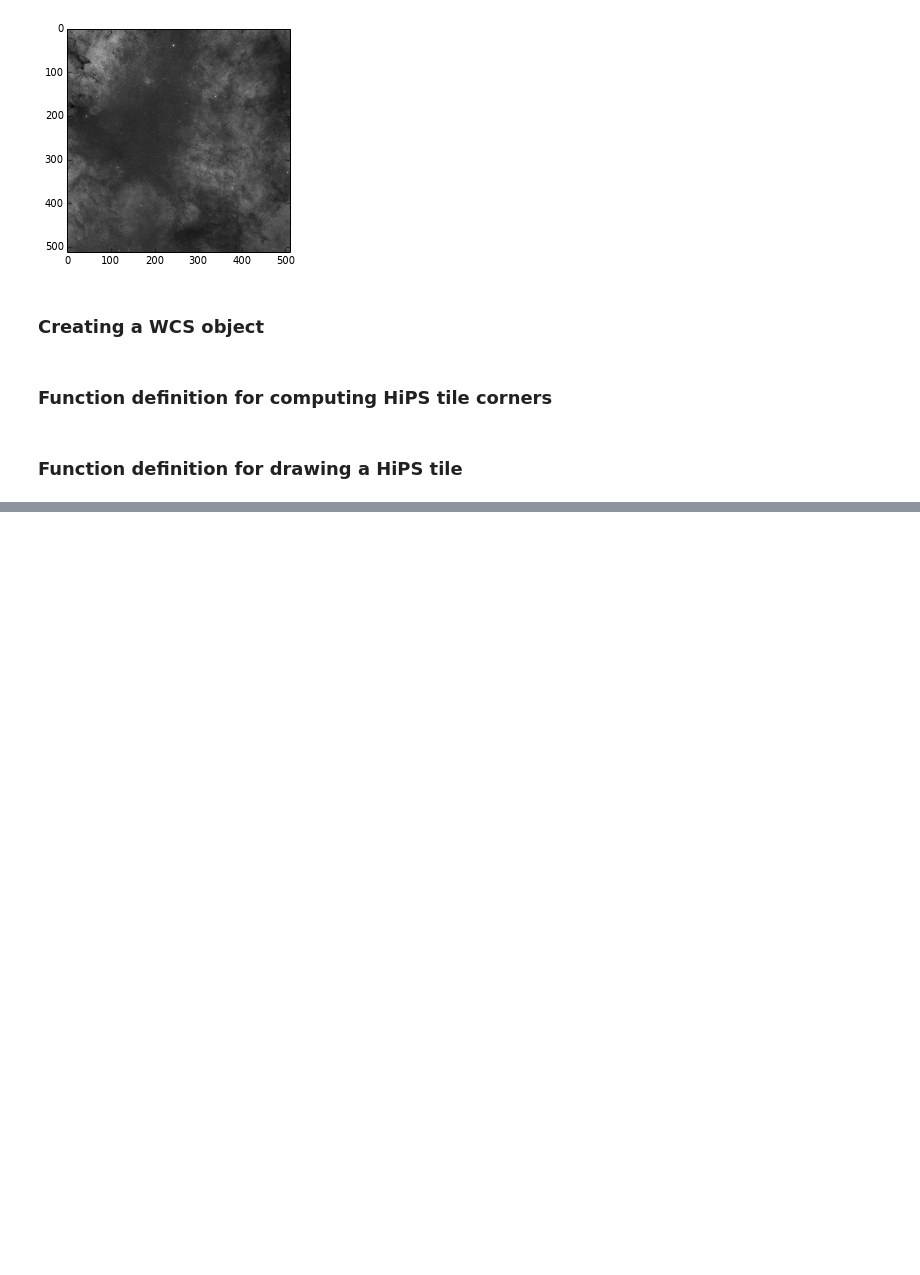
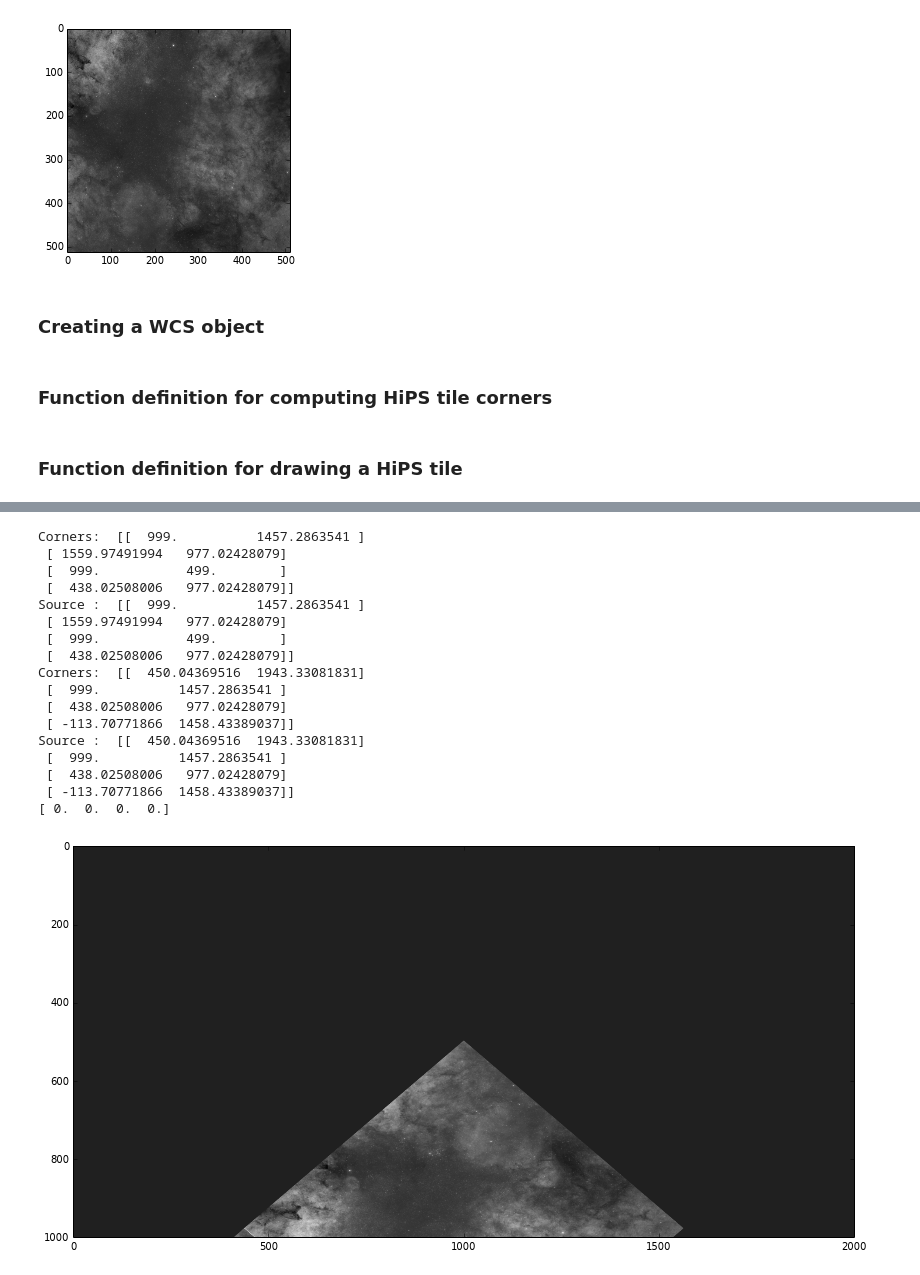
Before and after one commit to adl1995/HIPS-to-Py, a Jupyter notebook: examples/Debugging drawing.ipynb, the cells around one changed output, grey strips where cells are left out. Cells and saved outputs as stored; diff of their text form; code cells hidden in the pictures; blank space fills up the shorter version.

```diff
--- a/examples/Debugging drawing.ipynb
+++ b/examples/Debugging drawing.ipynb
@@ -57,6 +57,14 @@ def compute_corners_skycoord(order, ipix):
     print('SkyCoord :', radec.galactic)
     pixels = np.array(radec.to_pixel(all_sky_wcs))
     return (pixels.T.reshape((4,2)))
+
+def compute_corners_skycoord_galactic(order, ipix):
+    nside = hp.order2nside(order)
+    coords = hp.boundaries(nside, ipix, nest=True)
+    theta, phi = hp.vec2ang(np.transpose(coords), lonlat=False)
+    radec = SkyCoord(l=phi, b=np.pi/2 - theta, unit='radian', frame='galactic')
+    pixels = np.array(radec.to_pixel(all_sky_wcs))
+    return (pixels.T.reshape((4,2)))
 # %% [markdown]
 ### Function definition for drawing a  HiPS tile
 # %%
@@ -96,0 +111,32 @@ Source :  [[  728.54880122   880.33972146]
+# %%
+from astropy.visualization.wcsaxes import WCSAxes
+warped = np.zeros((1000, 2000)) # the output image size
+
+indices = [304, 305]#, 335, 336, 368, 399, 400, 432, 463]
+for index in indices:
+    corners = compute_corners_skycoord_galactic(3, index)
+    print('Corners: ', corners)
+    warped = draw_tile(warped, corners, warped.shape)
+fig, ax = plt.subplots(nrows=1, figsize=(14, 14))
+
+ax.imshow(warped, origin='upper', cmap=plt.cm.gray)
+print(warped[400, 500:504])
+# %% [output]
+Corners:  [[  999.          1457.2863541 ]
+ [ 1559.97491994   977.02428079]
+ [  999.           499.        ]
+ [  438.02508006   977.02428079]]
+Source :  [[  999.          1457.2863541 ]
+ [ 1559.97491994   977.02428079]
+ [  999.           499.        ]
+ [  438.02508006   977.02428079]]
+Corners:  [[  450.04369516  1943.33081831]
+ [  999.          1457.2863541 ]
+ [  438.02508006   977.02428079]
+ [ -113.70771866  1458.43389037]]
+Source :  [[  450.04369516  1943.33081831]
+ [  999.          1457.2863541 ]
+ [  438.02508006   977.02428079]
+ [ -113.70771866  1458.43389037]]
+[ 0.  0.  0.  0.]
+[figure, added]
```
Also changed, not shown: parts of 2 cells of this notebook.
